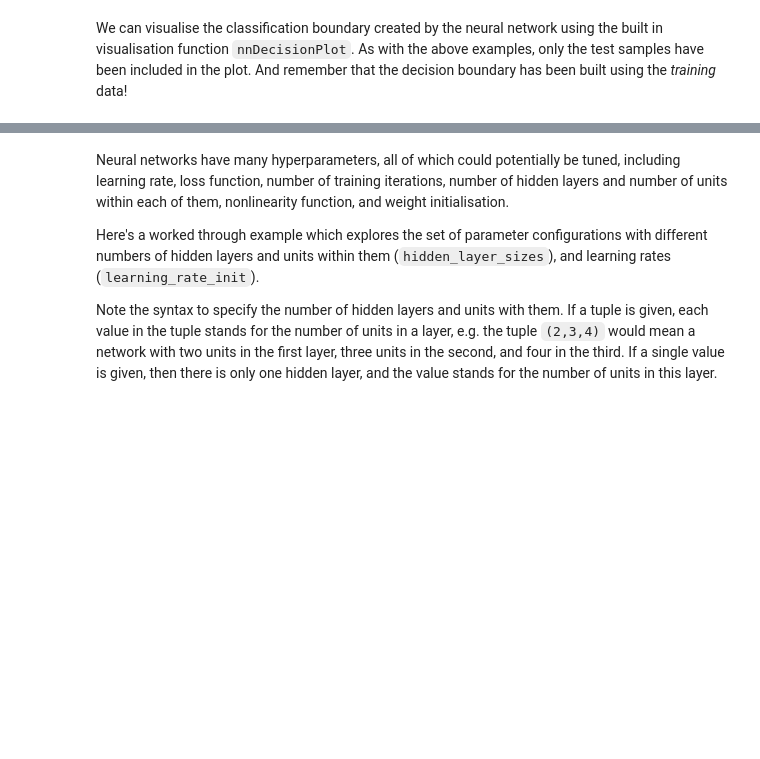
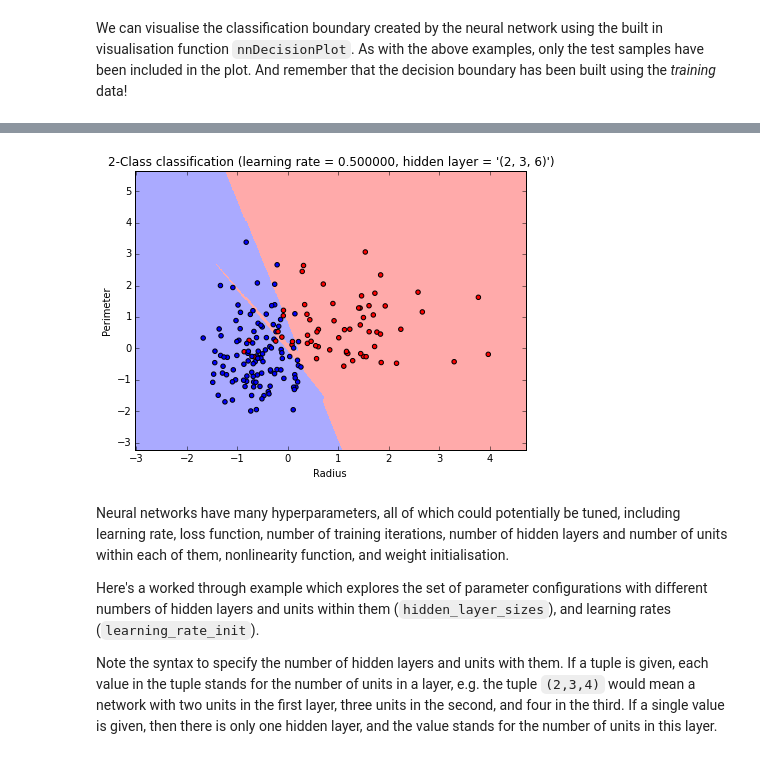
Before and after one commit to cambridgecoding/pydata-tutorial, a Jupyter notebook: PyData.ipynb, the cells around one changed output, grey strips where cells are left out. Saved outputs shown, nothing was run; the diff lists cells and outputs as text; code cells hidden in the pictures; blank space fills up the shorter version.

Commit message:
Added extra neural network decision plot for comparison

```diff
--- a/PyData.ipynb
+++ b/PyData.ipynb
@@ -559,3 +559,7 @@ visplots.nnDecisionPlot(XTrain, yTrain, XTest, yTest, 2, .5)
+# %%
+visplots.nnDecisionPlot(XTrain, yTrain, XTest, yTest, (2,3,6), .5)
+# %% [output]
+[figure, added]
 # %% [markdown]
 Neural networks have many hyperparameters, all of which could potentially be tuned, including learning rate, loss function, number of training iterations, number of hidden layers and number of units within each of them, nonlinearity function, and weight initialisation.
 
```
Also changed, not shown: parts of 4 cells of this notebook.
